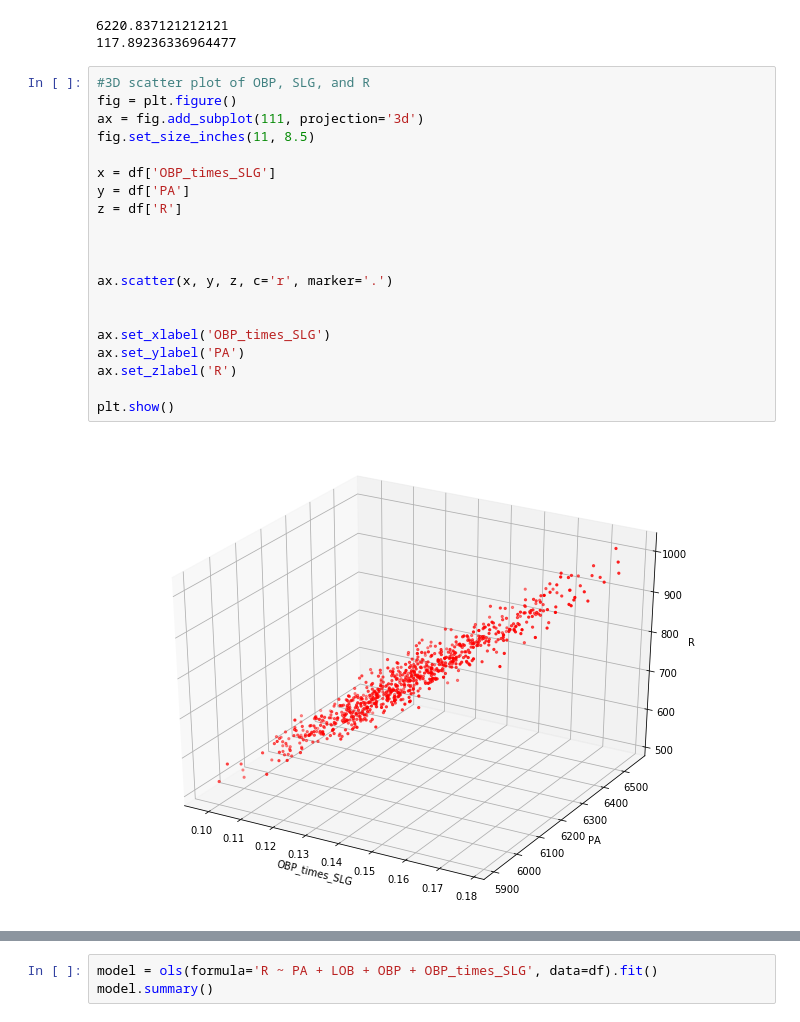
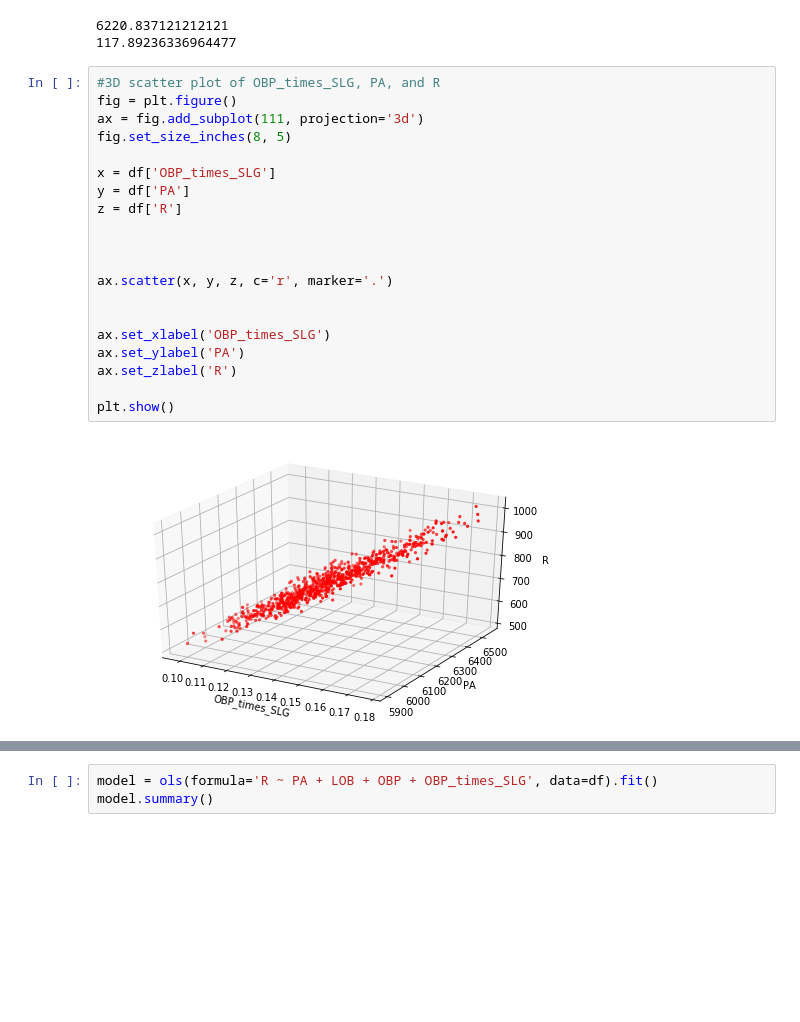
Before and after one commit to AustinKrause/mlb-runs-predictor, a Jupyter notebook: EDA_1.ipynb, the cells around one changed output, grey strips where cells are left out. Saved outputs shown, nothing was run; the diff lists cells and outputs as text; blank space fills up the shorter version.

```diff
--- a/EDA_1.ipynb
+++ b/EDA_1.ipynb
@@ -143,24 +152,24 @@ print(df['PA'].std())
 6220.837121212121
 117.89236336964477
 # %%
-#3D scatter plot of OBP, SLG, and R
+#3D scatter plot of OBP_times_SLG, PA, and R
 fig = plt.figure()
 ax = fig.add_subplot(111, projection='3d')
-fig.set_size_inches(11, 8.5)
+fig.set_size_inches(8, 5)
 
 x = df['OBP_times_SLG']
 y = df['PA']
 z = df['R']
 
 
 
 ax.scatter(x, y, z, c='r', marker='.')
 
 
 ax.set_xlabel('OBP_times_SLG')
 ax.set_ylabel('PA')
 ax.set_zlabel('R')
 
 plt.show()
 # %% [output]
-[figure, old version]
+[figure, new version]
```
Also changed, not shown: parts of 13 cells of this notebook.
